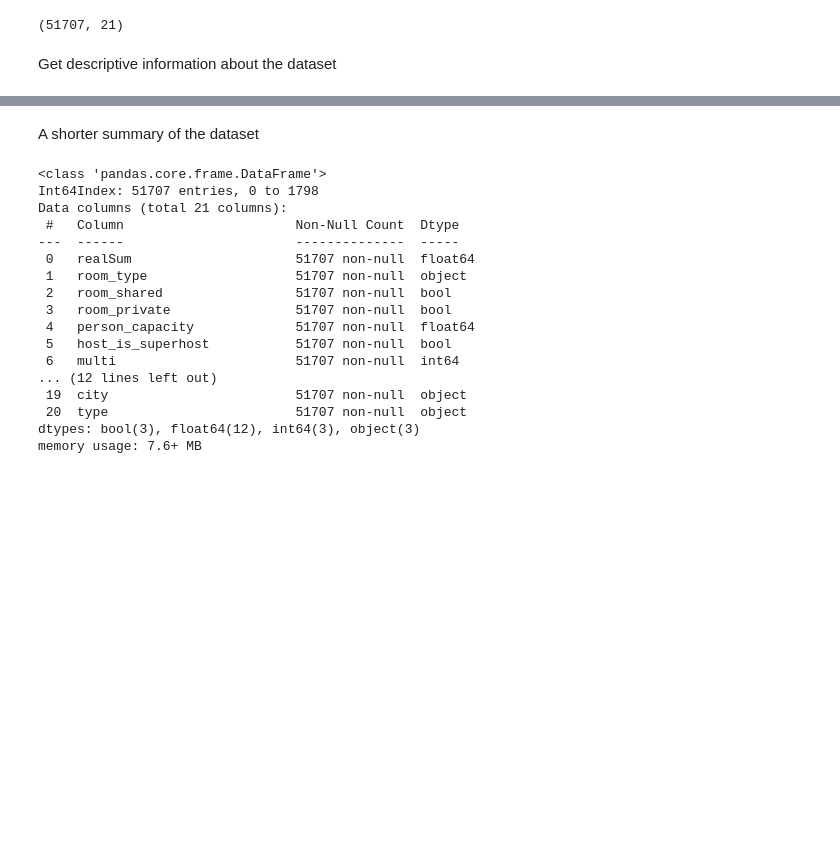
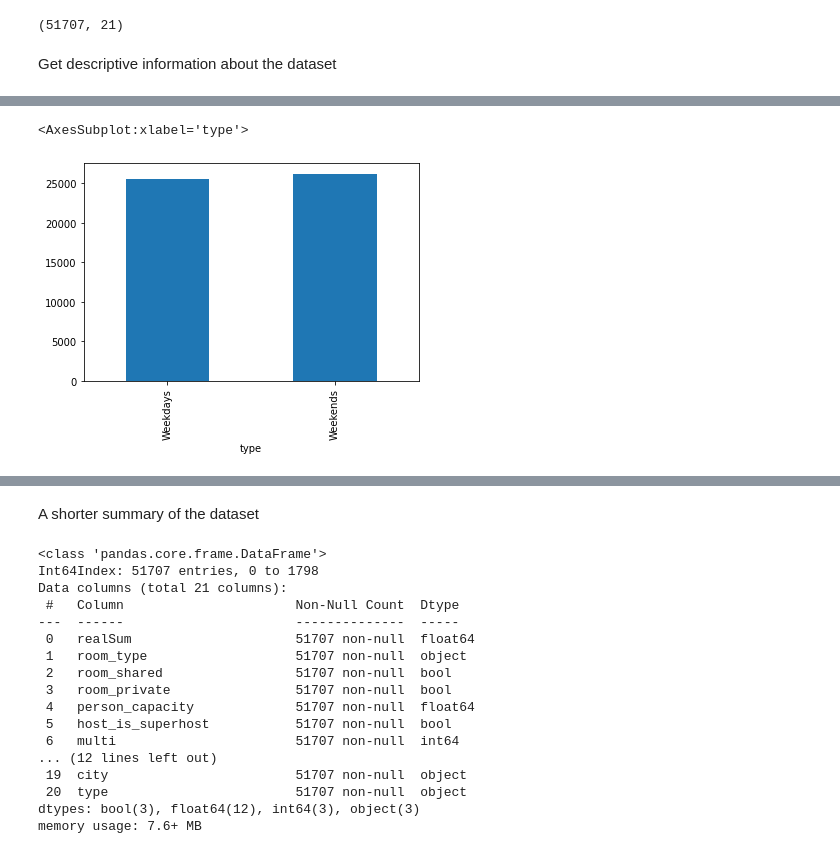
Before and after one commit to Liliia-Aliakberova/MachineLearningProject, a Jupyter notebook: Exploratory.ipynb, the cells around one changed output, grey strips where cells are left out. Drawn from its saved outputs; the diff is of its cells as text; code cells hidden in the pictures; blank space fills up the shorter version.

```diff
--- a/Exploratory.ipynb
+++ b/Exploratory.ipynb
@@ -25,26 +25,26 @@ import seaborn as sns
 # %% [markdown]
 Create a list of all files and add the corresponding city names and day type
 # %%
-data = [("/Users/liliiaaliakberova/Desktop/Study/2semester/ML/data/amsterdam_weekdays.csv", "Amsterdam", "Weekdays"),
-                 ("/Users/liliiaaliakberova/Desktop/Study/2semester/ML/data/athens_weekdays.csv", "Athens","Weekdays"),
-                 ("/Users/liliiaaliakberova/Desktop/Study/2semester/ML/data/barcelona_weekdays.csv", "Barcelona", "Weekdays"),
-                 ("/Users/liliiaaliakberova/Desktop/Study/2semester/ML/data/berlin_weekdays.csv", "Berlin", "Weekdays"),
-                 ("/Users/liliiaaliakberova/Desktop/Study/2semester/ML/data/budapest_weekdays.csv", "Budapest", "Weekdays"),
-                 ("/Users/liliiaaliakberova/Desktop/Study/2semester/ML/data/lisbon_weekdays.csv", "Lisbon", "Weekdays"),
-                 ("/Users/liliiaaliakberova/Desktop/Study/2semester/ML/data/London_weekdays.csv", "London", "Weekdays"),
-                 ("/Users/liliiaaliakberova/Desktop/Study/2semester/ML/data/rome_weekdays.csv", "Rome", "Weekdays"),
-                 ("/Users/liliiaaliakberova/Desktop/Study/2semester/ML/data/paris_weekdays.csv", "Paris", "Weekdays"),
-                 ("/Users/liliiaaliakberova/Desktop/Study/2semester/ML/data/Vienna_weekdays.csv", "Vienna", "Weekdays"),
-                 ("/Users/liliiaaliakberova/Desktop/Study/2semester/ML/data/amsterdam_weekends.csv", "Amsterdam", "Weekends"),
-                 ("/Users/liliiaaliakberova/Desktop/Study/2semester/ML/data/athens_weekends.csv", "Athens", "Weekends"),
-                 ("/Users/liliiaaliakberova/Desktop/Study/2semester/ML/data/barcelona_weekends.csv", "Barcelona", "Weekends"),
-                 ("/Users/liliiaaliakberova/Desktop/Study/2semester/ML/data/berlin_weekends.csv", "Berlin", "Weekends"),
-                 ("/Users/liliiaaliakberova/Desktop/Study/2semester/ML/data/budapest_weekends.csv", "Budapest", "Weekends"),
-                 ("/Users/liliiaaliakberova/Desktop/Study/2semester/ML/data/lisbon_weekends.csv", "Lisbon", "Weekends"),
-                 ("/Users/liliiaaliakberova/Desktop/Study/2semester/ML/data/London_weekends.csv", "London", "Weekends"),
-                 ("/Users/liliiaaliakberova/Desktop/Study/2semester/ML/data/rome_weekends.csv", "Rome", "Weekends"),
-                 ("/Users/liliiaaliakberova/Desktop/Study/2semester/ML/data/paris_weekends.csv", "Paris", "Weekends"),
-                 ("/Users/liliiaaliakberova/Desktop/Study/2semester/ML/data/Vienna_weekends.csv", "Vienna", "Weekends")]
+data = [("/Users/lauraforerocamacho/Downloads/data/amsterdam_weekdays.csv", "Amsterdam", "Weekdays"),
+                 ("/Users/lauraforerocamacho/Downloads/data/athens_weekdays.csv", "Athens","Weekdays"),
+                 ("/Users/lauraforerocamacho/Downloads/data/barcelona_weekdays.csv", "Barcelona", "Weekdays"),
+                 ("/Users/lauraforerocamacho/Downloads/data/berlin_weekdays.csv", "Berlin", "Weekdays"),
+                 ("/Users/lauraforerocamacho/Downloads/data/budapest_weekdays.csv", "Budapest", "Weekdays"),
+                 ("/Users/lauraforerocamacho/Downloads/data/lisbon_weekdays.csv", "Lisbon", "Weekdays"),
+                 ("/Users/lauraforerocamacho/Downloads/data/London_weekdays.csv", "London", "Weekdays"),
+                 ("/Users/lauraforerocamacho/Downloads/data/rome_weekdays.csv", "Rome", "Weekdays"),
+                 ("/Users/lauraforerocamacho/Downloads/data/paris_weekdays.csv", "Paris", "Weekdays"),
+                 ("/Users/lauraforerocamacho/Downloads/data/Vienna_weekdays.csv", "Vienna", "Weekdays"),
+                 ("/Users/lauraforerocamacho/Downloads/data/amsterdam_weekends.csv", "Amsterdam", "Weekends"),
+                 ("/Users/lauraforerocamacho/Downloads/data/athens_weekends.csv", "Athens", "Weekends"),
+                 ("/Users/lauraforerocamacho/Downloads/data/barcelona_weekends.csv", "Barcelona", "Weekends"),
+                 ("/Users/lauraforerocamacho/Downloads/data/berlin_weekends.csv", "Berlin", "Weekends"),
+                 ("/Users/lauraforerocamacho/Downloads/data/budapest_weekends.csv", "Budapest", "Weekends"),
+                 ("/Users/lauraforerocamacho/Downloads/data/lisbon_weekends.csv", "Lisbon", "Weekends"),
+                 ("/Users/lauraforerocamacho/Downloads/data/London_weekends.csv", "London", "Weekends"),
+                 ("/Users/lauraforerocamacho/Downloads/data/rome_weekends.csv", "Rome", "Weekends"),
+                 ("/Users/lauraforerocamacho/Downloads/data/paris_weekends.csv", "Paris", "Weekends"),
+                 ("/Users/lauraforerocamacho/Downloads/data/Vienna_weekends.csv", "Vienna", "Weekends")]
 # %% [markdown]
 Merg data from all csv into one data frame
 # %%
@@ -87,3 +122,11 @@ Get descriptive information about the dataset
+# %%
+import matplotlib.pyplot as plt
+#"room_type","room_shared", "room_private", "host_is_superhost","multi", "biz" , 'city', 'type'
+GroupedData=data.groupby(by="type").size()
+GroupedData.plot.bar()
+# %% [output]
+<AxesSubplot:xlabel='type'>
+[figure, added]
 # %%
 data.describe()
 # %% [output]
```
Also changed, not shown: parts of 5 cells of this notebook, 2 other files.
